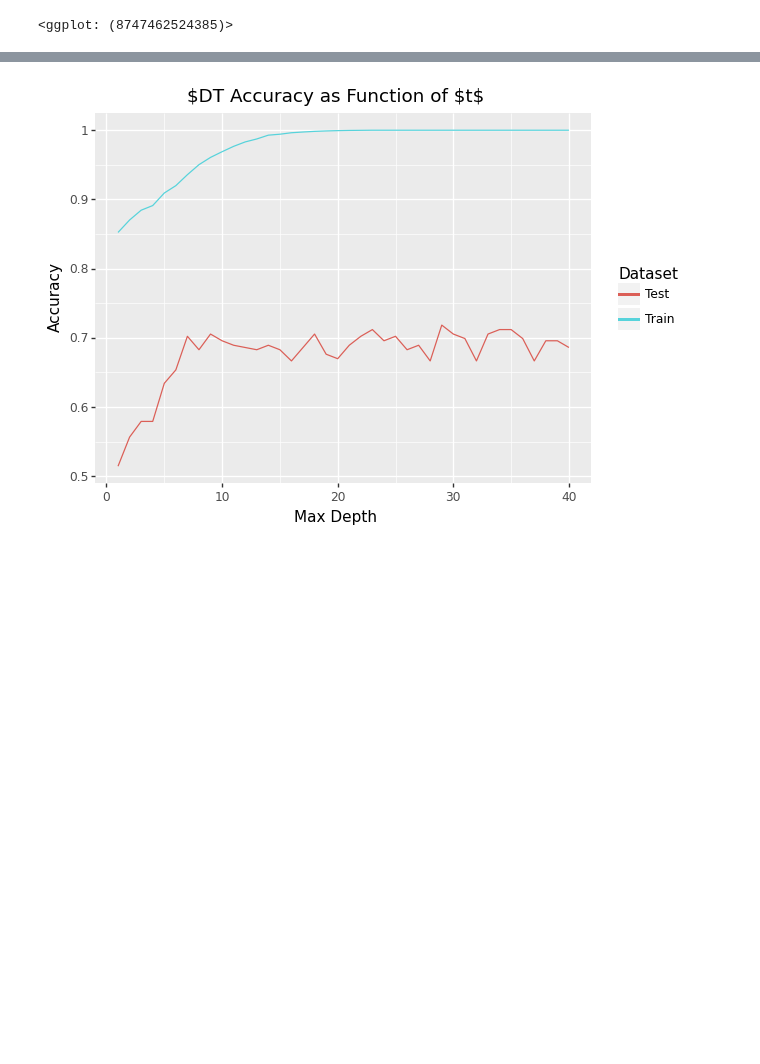
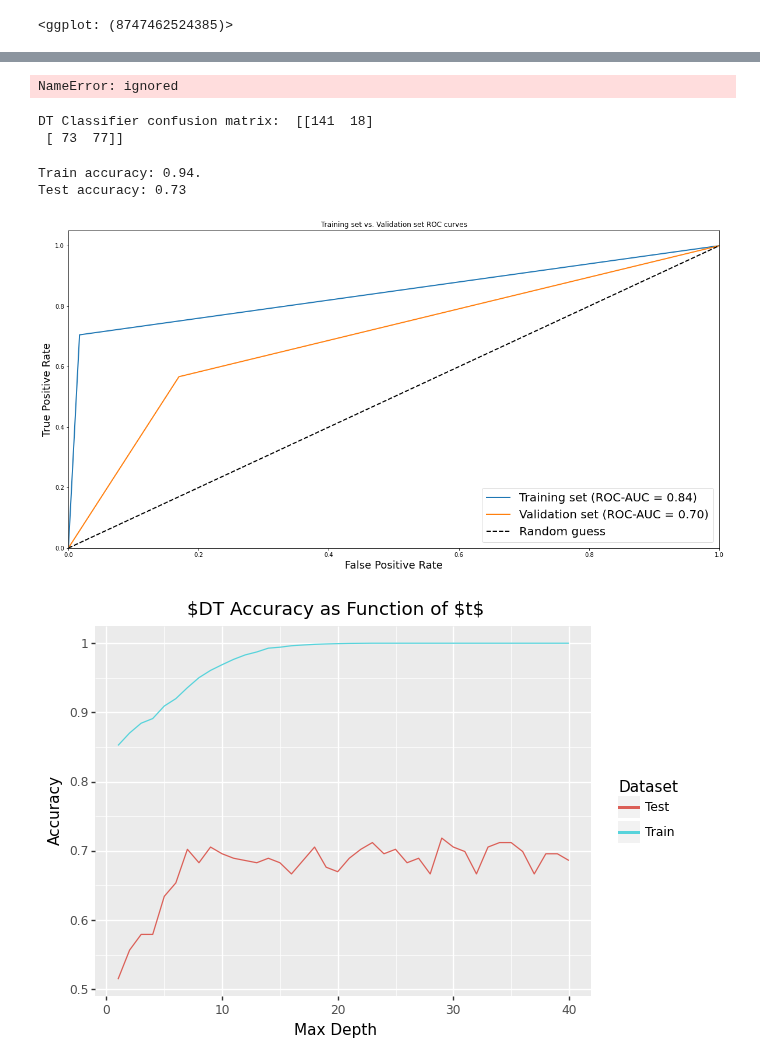
Before and after one commit to Shellyga/MAFAT-Radar-Challenge, a Jupyter notebook: Copy_of_MAFAT_Radar_Challenge_Baseline_CNN_Model.ipynb, the cells around one changed output, grey strips where cells are left out. Cells and saved outputs as stored; diff of their text form; code cells hidden in the pictures; blank space fills up the shorter version.

```diff
--- a/Copy_of_MAFAT_Radar_Challenge_Baseline_CNN_Model.ipynb
+++ b/Copy_of_MAFAT_Radar_Challenge_Baseline_CNN_Model.ipynb
@@ -646,3 +845,34 @@ opt_score = knn_cv.best_score_
+# %%
+from sklearn.tree import DecisionTreeClassifier
+clf = DecisionTreeClassifier(max_depth=10)
+clf.fit(train_features_flat, train_y)
+train_y_pred_clf = clf.predict(train_features_flat)
+print("Train Accuracy:",metrics.accuracy_score(train_y, train_y_pred_clf))
+y_pred_clf = clf.predict(val_features_flat)
+print("Validation Accuracy:",metrics.accuracy_score(val_y, y_pred_clf))
+# %% [output]
+NameError: ignored
+# %%
+cm_clf = metrics.confusion_matrix(val_y, y_pred_clf)
+print("DT Classifier confusion matrix: ",cm_clf)
+# %% [output]
+DT Classifier confusion matrix:  [[141  18]
+ [ 73  77]]
+# %%
+from sklearn.tree import DecisionTreeClassifier
+
+clf =DecisionTreeClassifier(max_depth=7).fit(train_features_flat, train_y)
+print("Train accuracy: %.2f.\nTest accuracy: %.2f" % ( clf.score(train_features_flat, train_y), knn.score(val_features_flat, val_y) ))
+# %% [output]
+Train accuracy: 0.94.
+Test accuracy: 0.73
+# %%
+# Plot ROC curve and show ROC-AUC results of the training and validation sets.
+pred = [clf.predict(train_features_flat), clf.predict(val_features_flat)]
+actual = [train_y, val_y]
+stats(pred, actual)
+# %% [output]
+[figure, added]
 # %%
 from sklearn.model_selection import GridSearchCV
 
```
Also changed, not shown: parts of 40 cells of this notebook.
